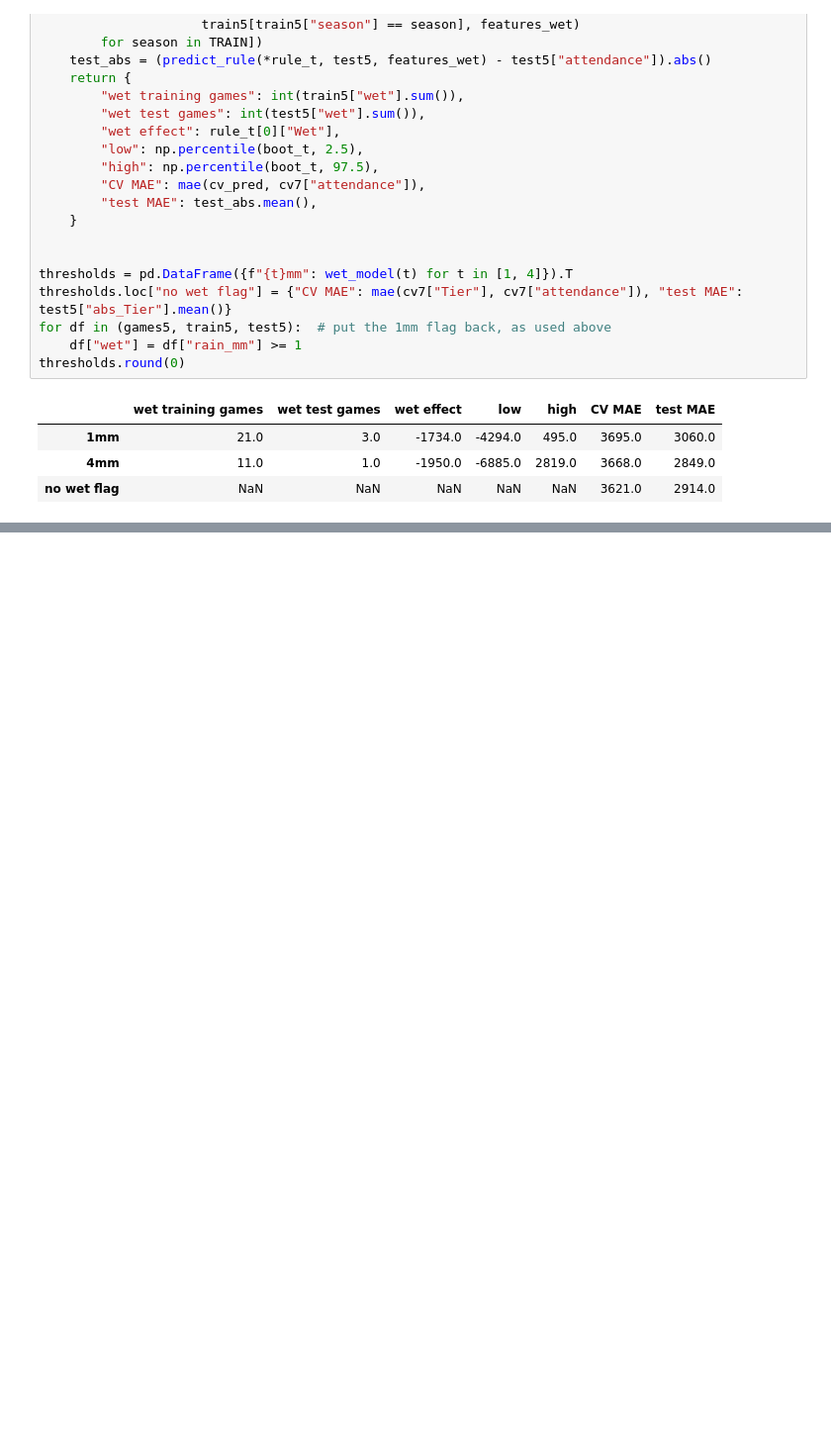
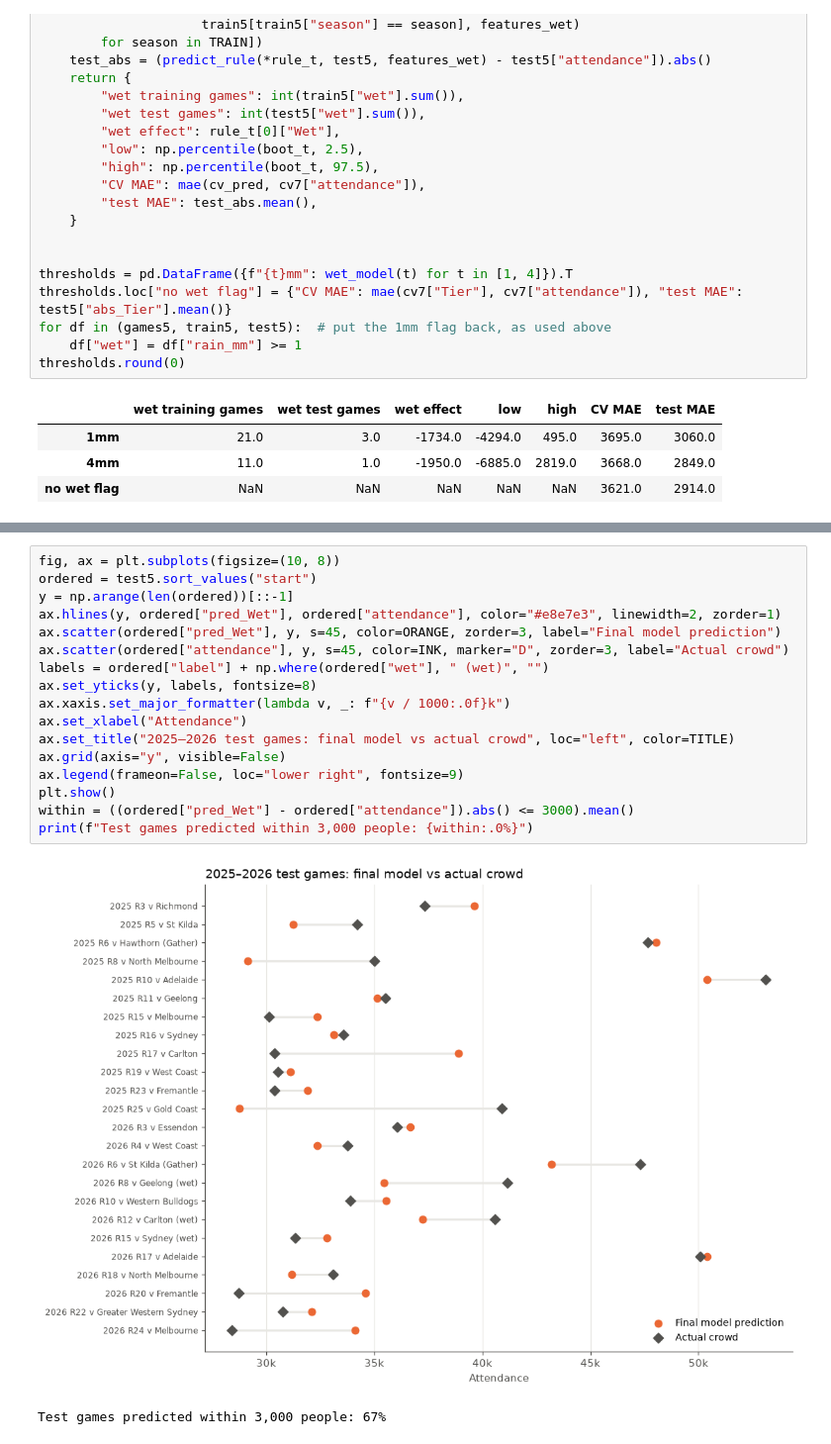
Before and after one commit to pete1729/afl-analytics, a Jupyter notebook: notebooks/09_port_home_attendance.ipynb, the cells around one changed output, grey strips where cells are left out. Shown at 99% size. Drawn from its saved outputs; the diff is of its cells as text; blank space fills up the shorter version.

Commit message:
Add final attendance model section, keeping rain on footy logic
Co-Authored-By: Claude Opus 5.5 <noreply@anthropic.com>

```diff
--- a/notebooks/09_port_home_attendance.ipynb
+++ b/notebooks/09_port_home_attendance.ipynb
@@ -1065,3 +1106,23 @@ thresholds.round(0)
+# %%
+fig, ax = plt.subplots(figsize=(10, 8))
+ordered = test5.sort_values("start")
+y = np.arange(len(ordered))[::-1]
+ax.hlines(y, ordered["pred_Wet"], ordered["attendance"], color="#e8e7e3", linewidth=2, zorder=1)
+ax.scatter(ordered["pred_Wet"], y, s=45, color=ORANGE, zorder=3, label="Final model prediction")
+ax.scatter(ordered["attendance"], y, s=45, color=INK, marker="D", zorder=3, label="Actual crowd")
+labels = ordered["label"] + np.where(ordered["wet"], " (wet)", "")
+ax.set_yticks(y, labels, fontsize=8)
+ax.xaxis.set_major_formatter(lambda v, _: f"{v / 1000:.0f}k")
+ax.set_xlabel("Attendance")
+ax.set_title("2025–2026 test games: final model vs actual crowd", loc="left", color=TITLE)
+ax.grid(axis="y", visible=False)
+ax.legend(frameon=False, loc="lower right", fontsize=9)
+plt.show()
+within = ((ordered["pred_Wet"] - ordered["attendance"]).abs() <= 3000).mean()
+print(f"Test games predicted within 3,000 people: {within:.0%}")
+# %% [output]
+[figure, added]
+Test games predicted within 3,000 people: 67%
 # %% [markdown]
 # Results
 
```
Also changed, not shown: parts of 3 cells of this notebook.
